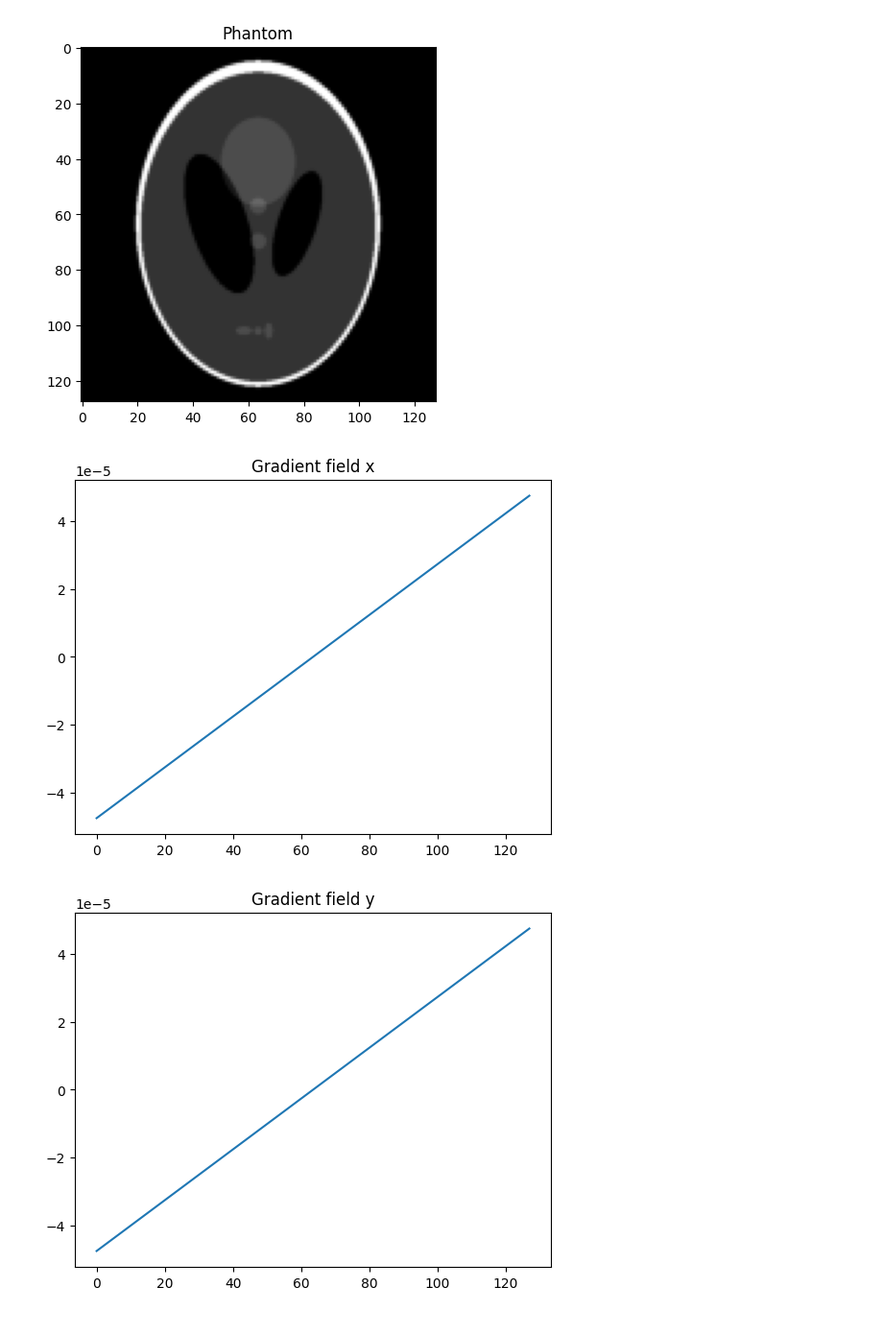
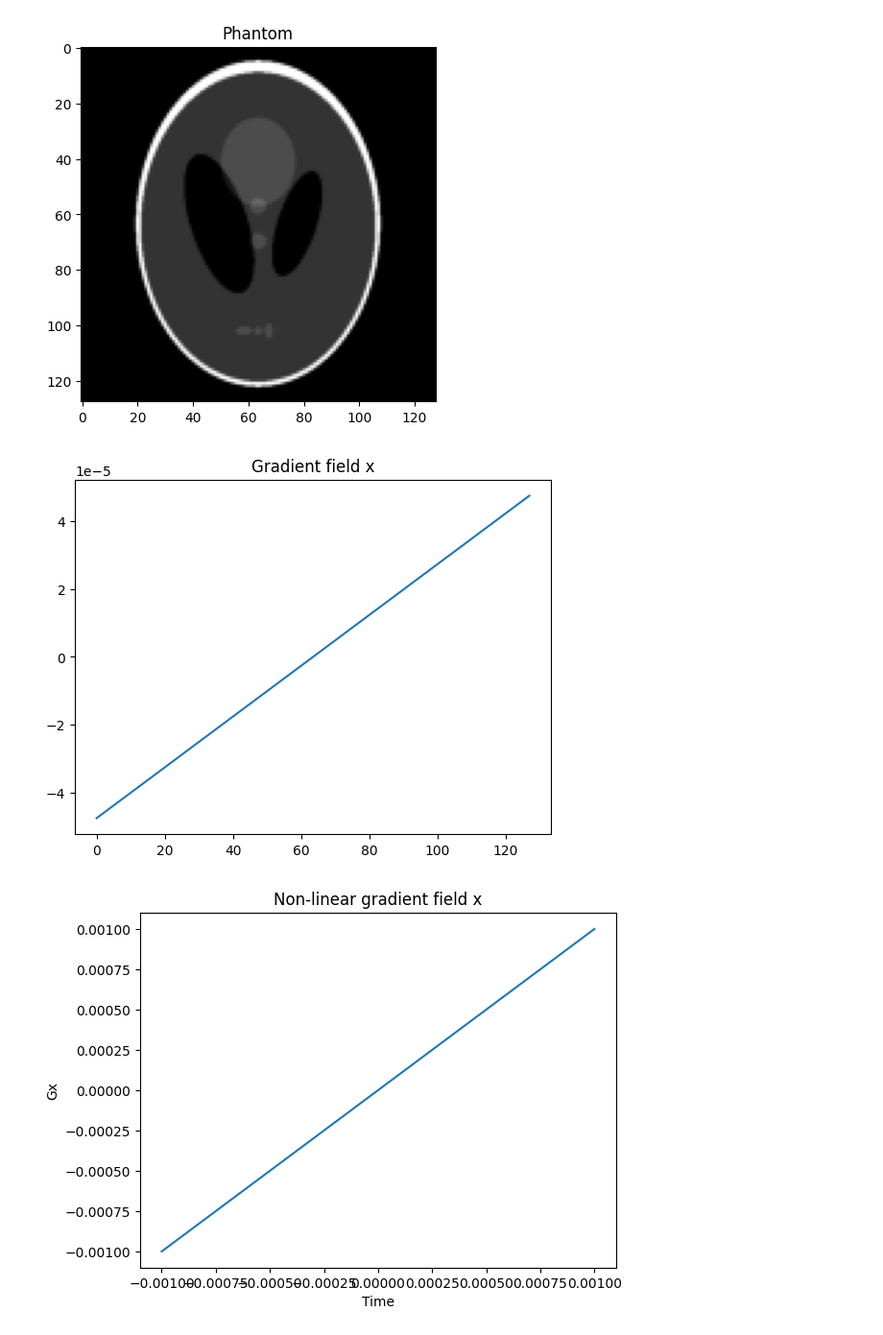
Before and after one commit to MaxStrey/Martinos_MR, a Jupyter notebook: Martinos_project/phantom_generation/phantom_10.ipynb, the cells around one changed output. Shown at 96% size. Cells and saved outputs as stored; diff of their text form; code cells hidden in the pictures.

```diff
--- a/Martinos_project/phantom_generation/phantom_10.ipynb
+++ b/Martinos_project/phantom_generation/phantom_10.ipynb
@@ -53,19 +53,19 @@ time = np.linspace(-tau/2,tau/2,N_spins)
 Gx_values = time * Gx
 Gy_values = time * Gx
 
+ky_values = gamma * Gy_values
+kx_values = gamma * Gx_values
+
 
 # Plot the gradient fields
 plt.title('Gradient field x')
 plt.plot(Gx_values)
 plt.show()
 
-plt.title('Gradient field y')
-plt.plot(Gy_values)
-plt.show()
 
 # Compute gradient field strength using arctan model
-Gx_values_nonlinear = np.arctan(time*5000)
-Gy_values_nonlinear = 128 * np.arctan(time*5000)
+Gx_values_nonlinear = np.arctan(time)
+Gy_values_nonlinear = np.arctan(time)
 
 # Plot the gradient fields
 plt.title('Non-linear gradient field x')
@@ -74,14 +74,10 @@ plt.xlabel('Time')
 plt.ylabel('Gx')
 plt.show()
 
-plt.title('Non-linear gradient field y')
-plt.plot(time, Gy_values_nonlinear)
-plt.xlabel('Time')
-plt.ylabel('Gy')
-plt.show()
 
-kx_values = gamma * Gx_values_nonlinear
-ky_values = gamma * Gy_values_nonlinear
+
+kx_values_nonlinear = gamma * Gx_values_nonlinear
+ky_values_nonlinear = gamma * Gy_values_nonlinear
 
 
 
@@ -96,38 +92,35 @@ Gy_values_noisy = Gy_values + np.random.normal(0, noise_std, size=Gy_values.shap
 plt.title('Noisy gradient field x')
 plt.plot(Gx_values_noisy)
 plt.show()
 
-plt.title('Noisy gradient field y')
-plt.plot(Gy_values_noisy)
-plt.show()
 
 
 # k-space trajectory (assuming same for x and y directions)
-# kx_values = gamma * Gx_values
-# ky_values = gamma * Gy_values
+kx_values_noisy = gamma * Gx_values_noisy
+ky_values_noisy = gamma * Gy_values_noisy
 
 # Define field of view
 FOV = .2  # meters
 x_values = np.linspace(-FOV / 2, FOV / 2, N_spins)
 y_values = np.linspace(-FOV / 2, FOV / 2, N_spins)
 x_values, y_values = np.meshgrid(x_values, y_values, indexing='ij')  # Create 2D coordinate grid
 
 
 # Compute k-space values
 k_space = np.zeros((N_spins, N_spins), dtype=np.complex128)
-for i, kx in enumerate(kx_values):
-    for j, ky in enumerate(ky_values):
+for i, kx in enumerate(kx_values_noisy):
+    for j, ky in enumerate(ky_values_noisy):
         k_space[i, j] = np.sum(phantom * np.exp(-1j * (kx * x_values + ky * y_values)))
 
 
 
 
 # Plot the absolute k-space signal
 plt.figure()
 plt.imshow(np.abs(k_space), cmap='gray')
 plt.title('K-space signal')
 plt.colorbar()
 plt.show()
 # %% [output]
 [figure]
-[figure, old version]
+[figure, new version]
```
Also changed, not shown: parts of 5 cells of this notebook, 25 other files.
